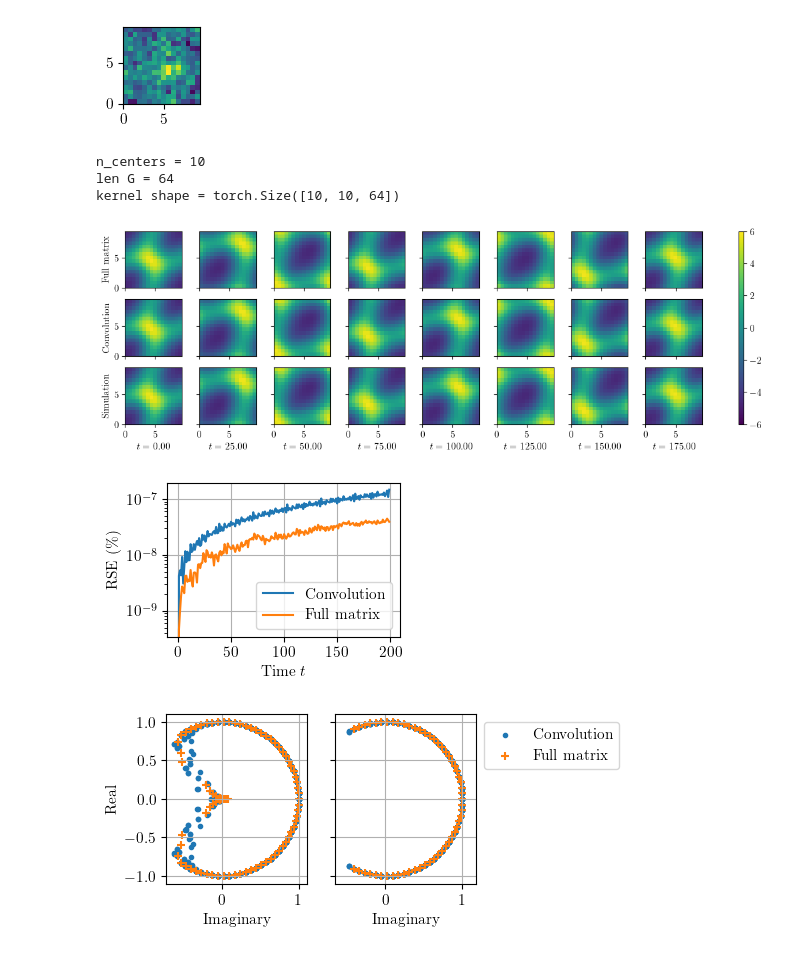
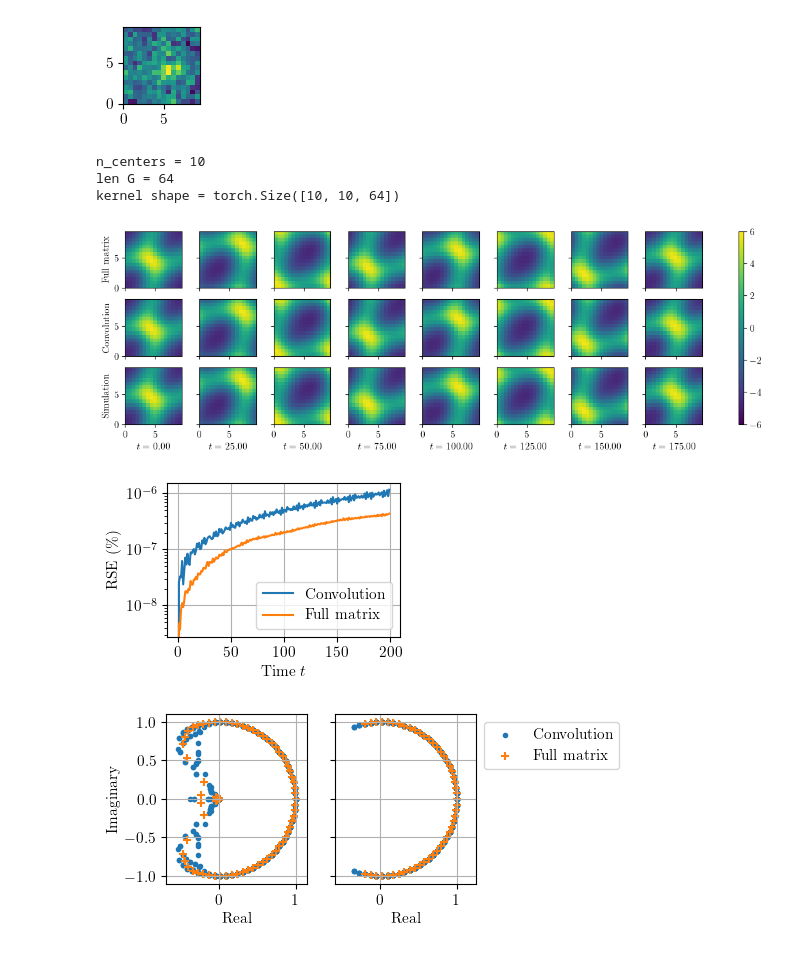
Before and after one commit to graps1/convolutional-edmd, a Jupyter notebook: ks2d.ipynb, the cells around one changed output. Drawn from its saved outputs; the diff is of its cells as text; code cells hidden in the pictures.

```diff
--- a/ks2d.ipynb
+++ b/ks2d.ipynb
@@ -78,14 +78,14 @@ def inv_fourier(x_hat):
     assert x_hat.shape[-1] == len(G)
     b = x_hat.shape[:-1]
     x_hat = x_hat.view(*b, G0, G1)
-    x = torch.fft.ifft2(x_hat).real
+    x = torch.fft.ifft2(x_hat)
     x = x.view(*b, len(G))
     return x
 
 def solve(X_in, X_out):
     X = psi(X_in)
     Y = psi(X_out)
-    A = torch.linalg.solve(X.conj().T @ X + 1e-4*torch.eye(X.shape[1]), X.conj().T @ Y).T
+    A = torch.linalg.solve(X.conj().T @ X + 1e-3*torch.eye(X.shape[1]), X.conj().T @ Y).T
     return A
 
 def solve_fourier(X_in, X_out):
@@ -96,8 +96,8 @@ def solve_fourier(X_in, X_out):
     for rho_g in range(len(G)):
         X = psi_X_hat[:,:,rho_g]
         Y = psi_Y_hat[:,:,rho_g]
-        A_hat[:,:,rho_g] = torch.linalg.solve(X.conj().T @ X + 1e-4*torch.eye(n_centers), X.conj().T @ Y).T
-    A = inv_fourier(A_hat)
+        A_hat[:,:,rho_g] = torch.linalg.solve(X.conj().T @ X + 1e-3*torch.eye(n_centers), X.conj().T @ Y).T
+    A = inv_fourier(A_hat).real
     return A, A_hat
 
 def solve_reconstruct(X_in):
@@ -143,7 +143,7 @@ for j in range(N_plots):
         xs_full.append( (B @ psis_x_full[-1]).view(n,n) )
         xs_conv.append( (B @ psis_x_conv[-1]).view(n,n) )
         psis_x_full += [ K @ psis_x_full[-1] ]
-        psis_x_conv += [ group_convolve(A, psis_x_conv[-1][None,...])[0,...] ]
+        psis_x_conv += [ group_convolve(A, psis_x_conv[-1][None,...])[0,...].real ]
 
     im0 = ax[0,j].imshow(xs_full[-steps].numpy(),extent=extent,vmin=vmin,vmax=vmax)
     im1 = ax[1,j].imshow(xs_conv[-steps].numpy(),extent=extent,vmin=vmin,vmax=vmax)
@@ -185,33 +185,34 @@ n_centers = 10
 len G = 64
 kernel shape = torch.Size([10, 10, 64])
 [figure]
-[figure, old version]
+[figure, new version]
 # %%
-eigvals_K = torch.linalg.eigvals(K)
-eigvals_A = torch.linalg.eigvals( A_hat.permute(2, 0, 1) )
+eigvals_K, eigvecs_K = torch.linalg.eig(K)
+eigvals_A, eigvecs_A_hat = torch.linalg.eig( A_hat.permute(2, 0, 1) )
+eigvals_A = eigvals_A.permute(1,0).flatten()
 eigvals_A = eigvals_A.flatten()
 
 # filter largest eigenvalues
 eigvals_A_largest = eigvals_A[ eigvals_A.abs() > 0.995 ]
 eigvals_K_largest = eigvals_K[ eigvals_K.abs() > 0.995 ]
 
 fig, ax = plt.subplots(1, 2, figsize=(4,2.2), width_ratios=[0.5,0.5], sharey=True)
 ax[0].grid()
 ax[1].grid()
 ax[0].scatter(eigvals_A.real, eigvals_A.imag, marker=".", label="Convolution")
 ax[0].scatter(eigvals_K.real, eigvals_K.imag, marker="+", label="Full matrix")
 ax[1].scatter(eigvals_A_largest.real, eigvals_A_largest.imag, marker=".", label="Convolution")
 ax[1].scatter(eigvals_K_largest.real, eigvals_K_largest.imag, marker="+", label="Full matrix")
 ax[0].axis("equal")
 ax[1].axis("equal")
 ax[0].set_ylim([-1.1, 1.1])
 ax[1].set_ylim([-1.1, 1.1])
 ax[1].legend(ncol=1, loc="upper left", bbox_to_anchor=(1.0, 1.0))
-ax[1].set_xlabel("Imaginary")
-ax[0].set_xlabel("Imaginary")
-ax[0].set_ylabel("Real")
+ax[1].set_xlabel("Real")
+ax[0].set_xlabel("Real")
+ax[0].set_ylabel("Imaginary")
 
 fig.savefig(f"plots/evs_{SETTING}.pdf", bbox_inches='tight')
 plt.show()
 # %% [output]
-[figure, old version]
+[figure, new version]
```
Also changed, not shown: parts of 3 cells of this notebook, 4 other files.
